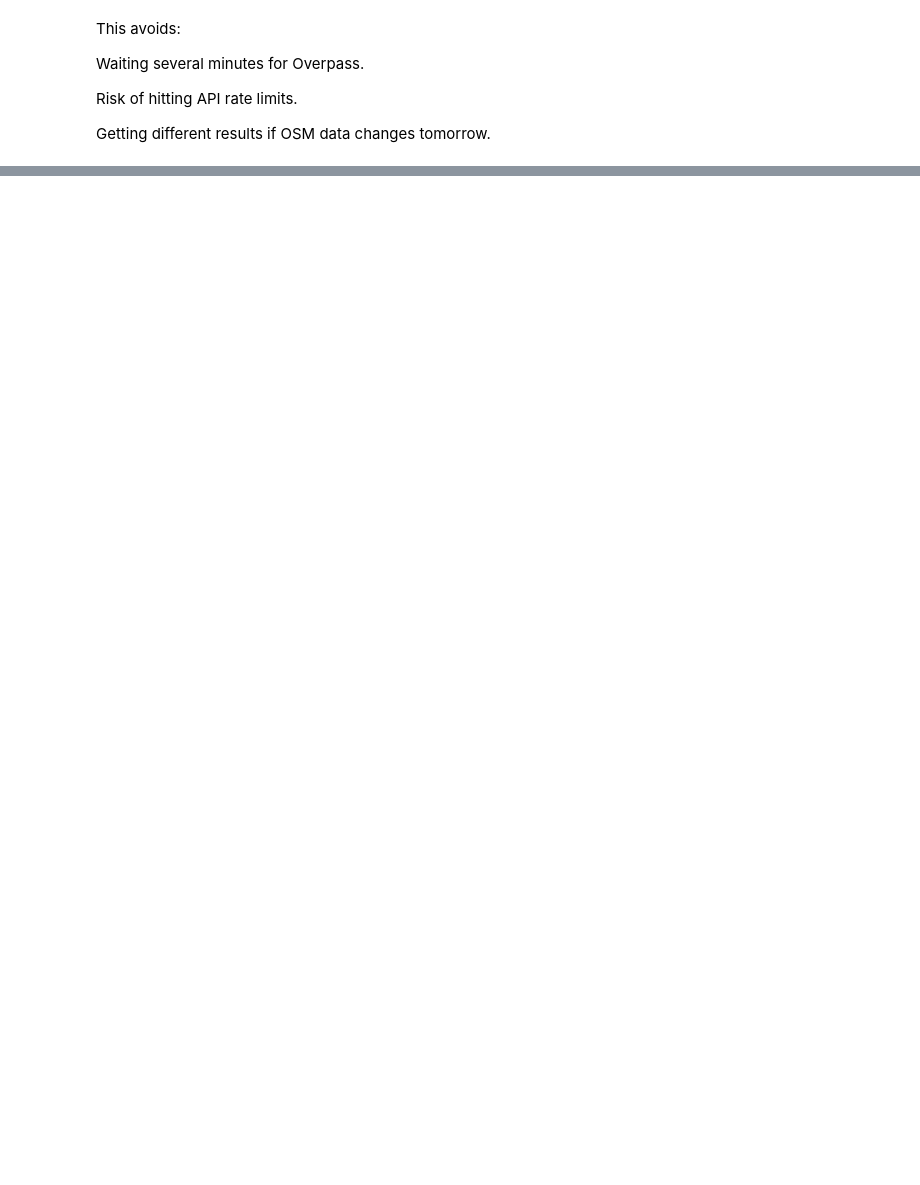
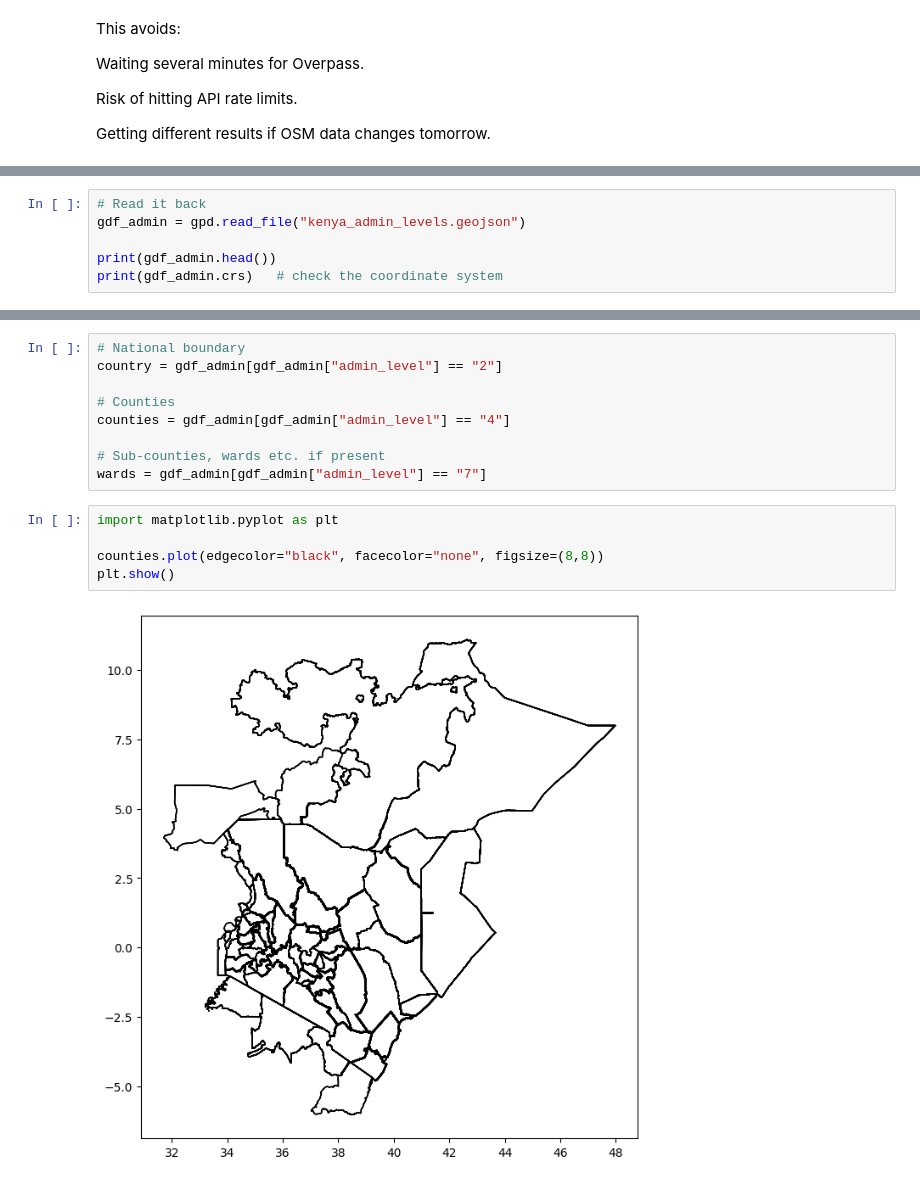
Before and after one commit to Yuri-Njathi/fynesse_mlfc, a Jupyter notebook: notebooks/planned-vs-unplanned-v2.ipynb, the cells around one changed output, grey strips where cells are left out. Saved outputs shown, nothing was run; the diff lists cells and outputs as text; blank space fills up the shorter version.

```diff
--- a/notebooks/planned-vs-unplanned-v2.ipynb
+++ b/notebooks/planned-vs-unplanned-v2.ipynb
@@ -94,0 +120,6 @@ gdf_admin = gpd.read_file("kenya_admin_levels.gpkg", layer="all_admin")
+# %%
+# Read it back
+gdf_admin = gpd.read_file("kenya_admin_levels.geojson")
+
+print(gdf_admin.head())
+print(gdf_admin.crs)   # check the coordinate system
@@ -94,0 +144,16 @@ gdf_admin = gpd.read_file("kenya_admin_levels.gpkg", layer="all_admin")
+# %%
+# National boundary
+country = gdf_admin[gdf_admin["admin_level"] == "2"]
+
+# Counties
+counties = gdf_admin[gdf_admin["admin_level"] == "4"]
+
+# Sub-counties, wards etc. if present
+wards = gdf_admin[gdf_admin["admin_level"] == "7"]
+# %%
+import matplotlib.pyplot as plt
+
+counties.plot(edgecolor="black", facecolor="none", figsize=(8,8))
+plt.show()
+# %% [output]
+[figure, added]
```
Also changed, not shown: parts of 10 cells of this notebook.
